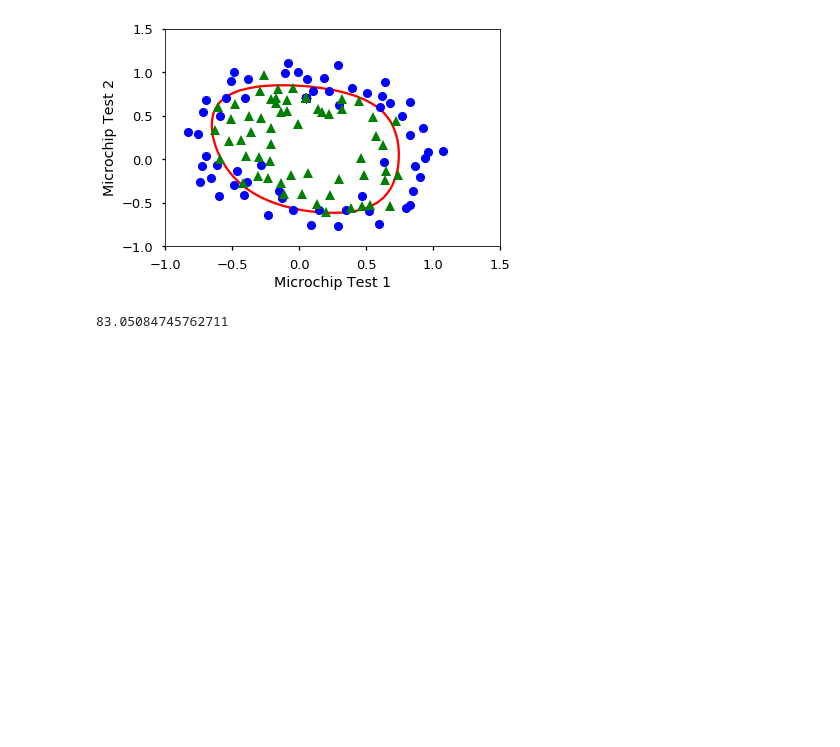
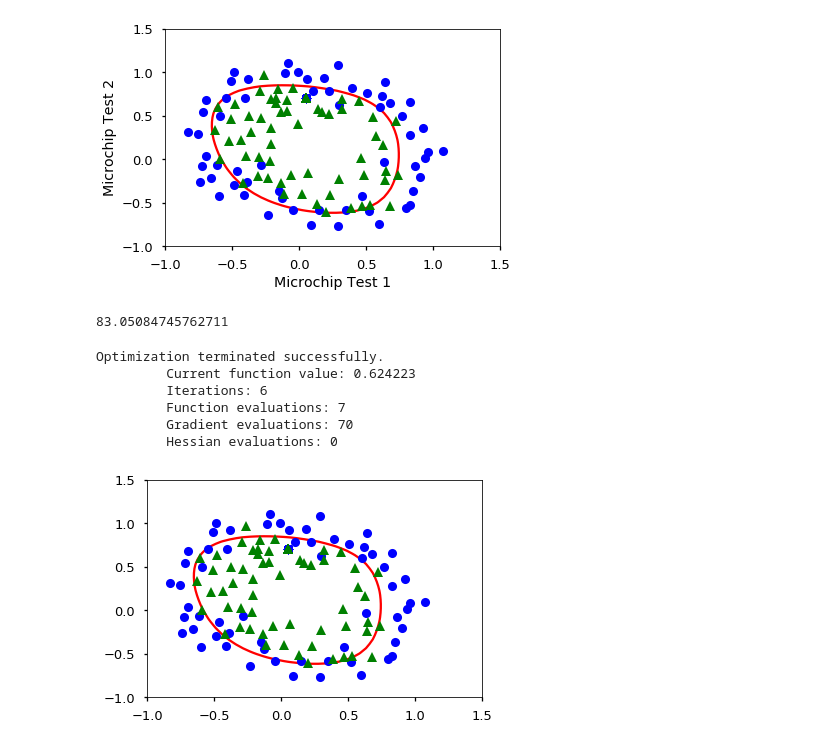
Before and after one commit to iamcuigang/ipy_sci, a Jupyter notebook: ML_AndrewNg/ex2.ipynb, the cells around one changed output. Saved outputs shown, nothing was run; the diff lists cells and outputs as text; code cells hidden in the pictures; blank space fills up the shorter version.

```diff
--- a/ML_AndrewNg/ex2.ipynb
+++ b/ML_AndrewNg/ex2.ipynb
@@ -339,0 +342,13 @@ print np.mean(correct)*100  ### 83.1 %
+# %%
+initial_theta = np.zeros([XX.shape[1], 1])
+lamb = 1.0
+theta, cost = find_min_reg(XX, y, initial_theta, lamb)
+plotDecisionBoundaryReg(theta, XX, y)
+# %% [output]
+Optimization terminated successfully.
+         Current function value: 0.624223
+         Iterations: 6
+         Function evaluations: 7
+         Gradient evaluations: 70
+         Hessian evaluations: 0
+[figure, added]
```
Also changed, not shown: parts of 4 cells of this notebook.
